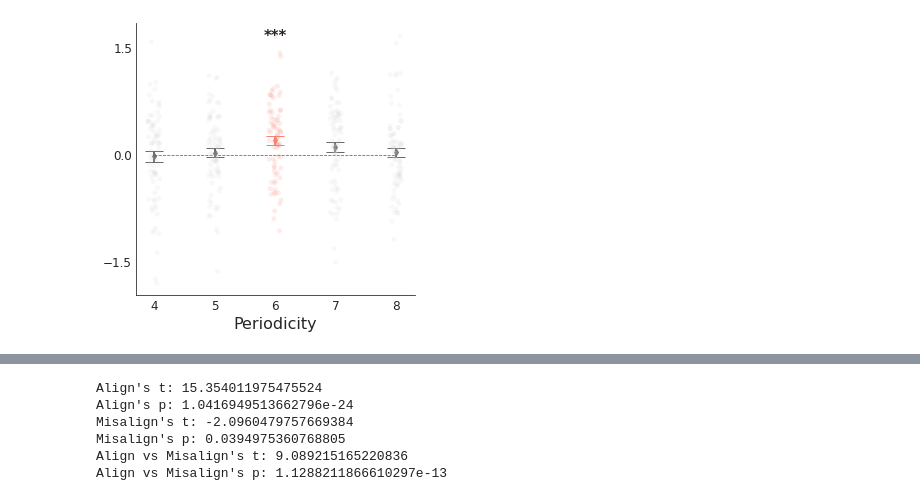
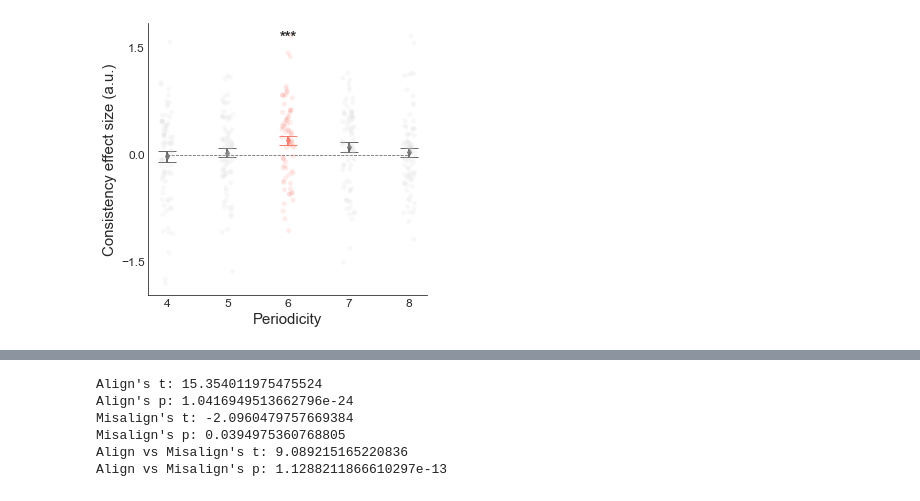
Before and after one commit to YukunQu/DCM, a Jupyter notebook: analysis/mri/figure/figure2.ipynb, the cells around one changed output, grey strips where cells are left out. Drawn from its saved outputs; the diff is of its cells as text; code cells hidden in the pictures.

```diff
--- a/analysis/mri/figure/figure2.ipynb
+++ b/analysis/mri/figure/figure2.ipynb
@@ -12,7 +12,7 @@ matplotlib.rcParams['pdf.fonttype'] = 42
 matplotlib.rcParams['ps.fonttype'] = 42
 # %%
 sns.set_style("white")
-data = pd.read_csv(r'/mnt/workdir/DCM/Result/Specificity_to_6/nilearn_cv/sub_stats-z_roi-ec_trial-even.csv')
+data = pd.read_csv(r'/mnt/workdir/DCM/Result/analysis/Specificity_to_6/nilearn_cv/sub_stats-z_roi-ec_trial-even.csv')
 # high performance filter
 participants_tsv = r'/mnt/workdir/DCM/BIDS/participants.tsv'
 participants_data = pd.read_csv(participants_tsv, sep='\t')
@@ -29,38 +29,37 @@ sns.stripplot(x='ifold', y="statistic", data=data,alpha=0.15,
               palette=["lightgray", "lightgray", 'salmon', "lightgray", "lightgray"])
 ax.tick_params(axis='both', length=0)
 x = [0,1,2,3,4]
 y = [0]*len(x)
 plt.plot(x, y, linestyle='--', color='black',linewidth=0.8,alpha=0.6)
-
 # Calculate SEM for each group
 sem = data.groupby('ifold')['statistic'].sem().values
 
 # Plot error bars
 palette=["dimgray", "dimgray", 'salmon', "dimgray", "dimgray"]
 for i, group in enumerate(data.groupby('ifold')):
     ax.errorbar(i, group[1]['statistic'].mean(), yerr=sem[i], fmt='none', color=palette[i], capsize=9,linewidth=2)
     plt.plot(i,group[1]['statistic'].mean(), marker='d', markersize=4.5,color=palette[i])
 
 plt.xticks([0,1,2,3,4],[4,5,6,7,8],size=12)
 plt.yticks([-1.5,0,1.5],size=12)
-plt.xlabel('Periodicity',size=16)
-plt.ylabel('')
+plt.xlabel('Periodicity',size=15)
+plt.ylabel('Consistency effect size (a.u.)',size=15)
 # remove the box lines of the axis
 ax.spines['top'].set_visible(False)
 ax.spines['right'].set_visible(False)
 ax.spines['bottom'].set_visible(True)
 ax.spines['left'].set_visible(True)
 
 # Add asterisks on top of each bar
 vmean = np.max(data['ifold']=='6fold')
 ax.text(2, vmean+0.55, '***',ha='center', va='bottom',weight='bold',size=15)
 
 sub_num = len(set(data['sub_id']))
 #plt.title("HP participants(num={})".format(sub_num),size=16)
-plt.savefig(r'/mnt/workdir/DCM/Result/Specificity_to_6/nilearn_cv/Specificity_to_6fold_new.svg',bbox_inches='tight',pad_inches=0,dpi=300,transparent=True)
+plt.savefig(r'/mnt/workdir/DCM/Result/paper/figure2/Specificity_to_6fold.pdf',bbox_inches='tight',pad_inches=0,dpi=300,transparent=True)
 plt.show()
 # %% [output]
-[figure, old version]
+[figure, new version]
 # %%
 # specify subjects
 participants_tsv = r'/mnt/workdir/DCM/BIDS/participants.tsv'
```
Also changed, not shown: parts of 3 cells of this notebook, 6 other files.
